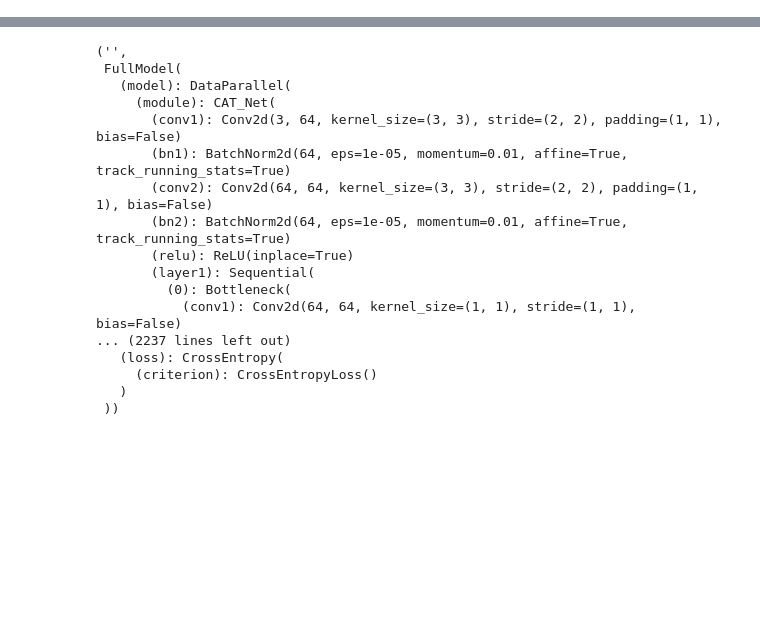
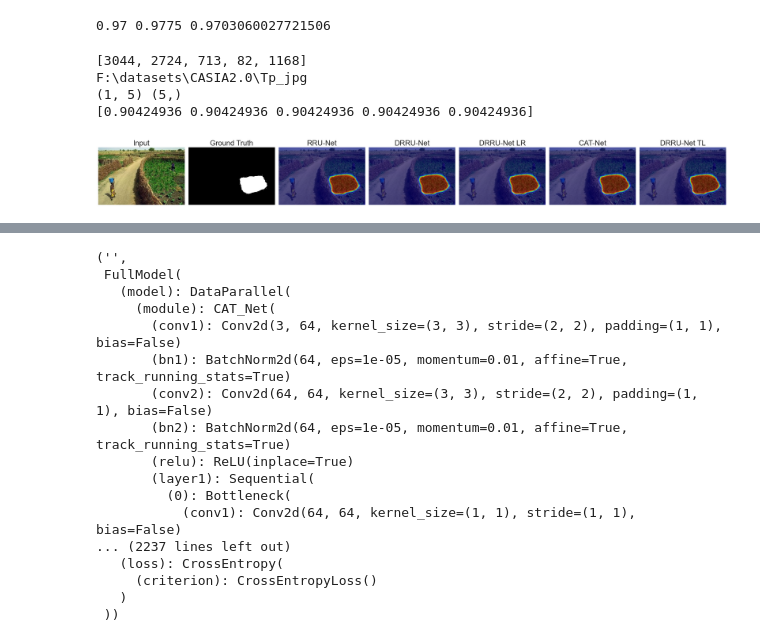
Before and after one commit to ictseoyoungmin/CATNet_for_comparison, a Jupyter notebook: tools/test.ipynb, the cells around one changed output, grey strips where cells are left out. Saved outputs shown, nothing was run; the diff lists cells and outputs as text; code cells hidden in the pictures; blank space fills up the shorter version.

```diff
--- a/tools/test.ipynb
+++ b/tools/test.ipynb
@@ -159,0 +466,41 @@ crop_size=(512, 512), grid_crop=True, blocks=('RGB', 'DCTvol', 'qtable'), mode=t
+# %%
+def f1(cm_):
+        cm =np.array(
+                [[5.9674e+04, 2.2220e+03],
+        [6.0000e+00, 3.6402e+04]]
+                )
+        cm = cm_
+        TN = cm[0, 0]
+        FN = cm[1, 0]
+        FP = cm[0, 1]
+        TP = cm[1, 1]
+
+        dice = (2*TP)/(2*TP+FN+FP)
+        recall =TP/(TP+FN)
+        pre = TP/(TP+FP)
+        # print('recall, precision : ',recall,pre)
+        acc = (TP+TN)/(TP+TN+FP+FN)
+        print(dice.astype(np.float16), acc.astype(np.float16), 2*(recall*pre)/(recall+pre))
+        return dice
+a= f1(
+        np.array(
+                [[5.9674e+04, 2.2220e+03],
+        [6.0000e+00, 3.6402e+04]]
+                )
+)
+# %% [output]
+0.97 0.9775 0.9703060027721506
+# %%
+nums = np.random.randint(3059,size=5)
+print(list(nums))
+nums = [977]#[3001 ,7241]#[499, 753, 1243, 1856] #[10,19,48,997]#[ 753,1243,]
+models = [model,model,model,model,model]
+names = ['RRU-Net','DRRU-Net','DRRU-Net LR','CAT-Net','DRRU-Net TL']
+
+a = plot_fig(models,names,2,True,*nums,axis=1)
+# %% [output]
+[3044, 2724, 713, 82, 1168]
+F:\datasets\CASIA2.0\Tp_jpg
+(1, 5) (5,)
+[0.90424936 0.90424936 0.90424936 0.90424936 0.90424936]
+[figure, added]
```
Also changed, not shown: parts of 20 cells of this notebook, 9 other files.
